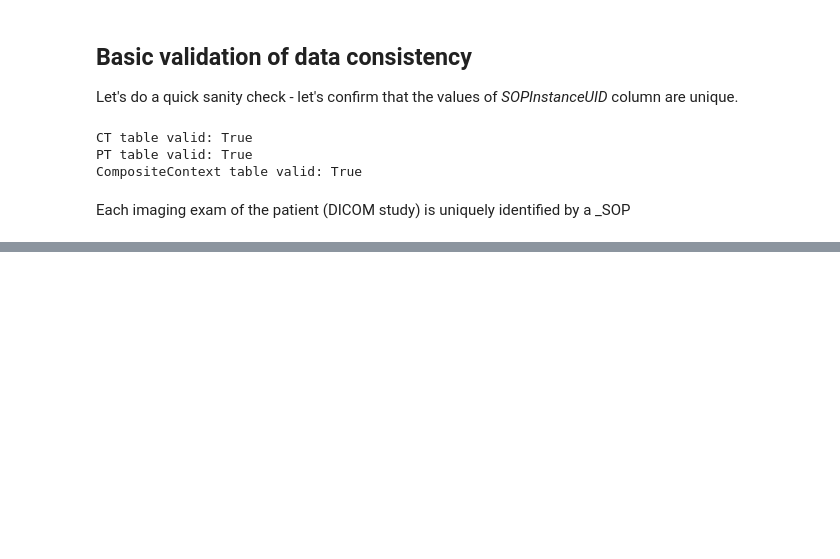
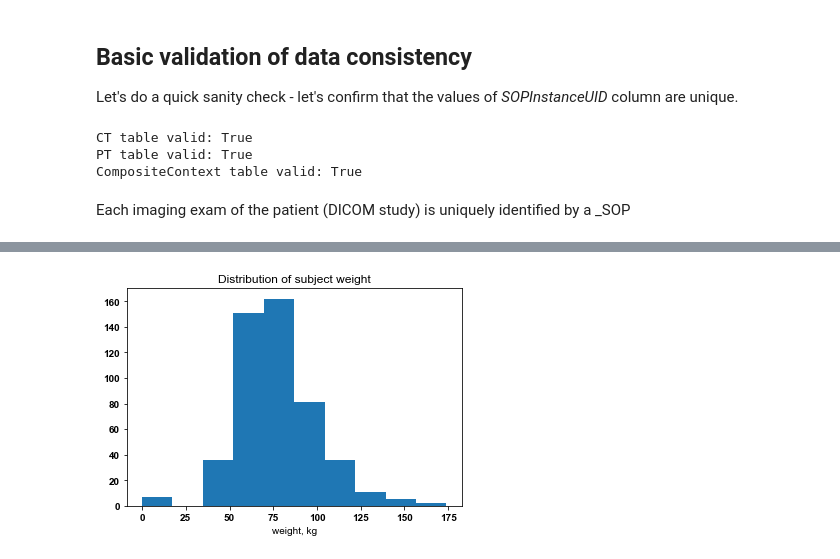
Before and after one commit to fedorov/dicom4miccai-handson-scratch, a Jupyter notebook: notebooks/hello.ipynb, the cells around one changed output, grey strips where cells are left out. Cells and saved outputs as stored; diff of their text form; code cells hidden in the pictures; blank space fills up the shorter version.

```diff
--- a/notebooks/hello.ipynb
+++ b/notebooks/hello.ipynb
@@ -45,3 +57,5 @@ CompositeContext_df=pd.read_csv('../data/CompositeContext.csv', sep='\t')
+# %%
+CompositeContext_df=pd.read_csv(tablesPath+'/CompositeContext.tsv', sep='\t',low_memory=False)
 # %% [markdown]
 Let's see what attributes are stored in each of the tables we just loaded.
 
@@ -153,7 +109,0 @@ plt.show()
-# %%
-ct_df_noDuplicates = ct_df.drop_duplicates(subset="SeriesInstanceUID")
-ct_df_noDuplicates["PatientWeight"].describe()
-
-vals = [v for v in ct_df_noDuplicates["PatientWeight"].values if not np.isnan(v)]
-plt.hist(vals)
-plt.show()
@@ -162,4 +109,0 @@ plt.show()
-# %%
-vals = [v for v in ct_df_noDuplicates["RotationDirection"].values if not np.isnan(v)]
-plt.hist(vals)
-plt.show()
@@ -167,0 +294,11 @@ TypeError: ufunc 'isnan' not supported for the input types, and the inputs could
+# %%
+ct_df_noDuplicates = CT_df.drop_duplicates(subset="SeriesInstanceUID")
+
+weight = ct_df_noDuplicates["PatientWeight"].values
+weight[weight==np.nan] = 0
+plt.hist(vals)
+plt.xlabel("weight, kg")
+plt.title("Distribution of subject weight")
+plt.show()
+# %% [output]
+[figure, added]
```
Also changed, not shown: parts of 86 cells of this notebook.
